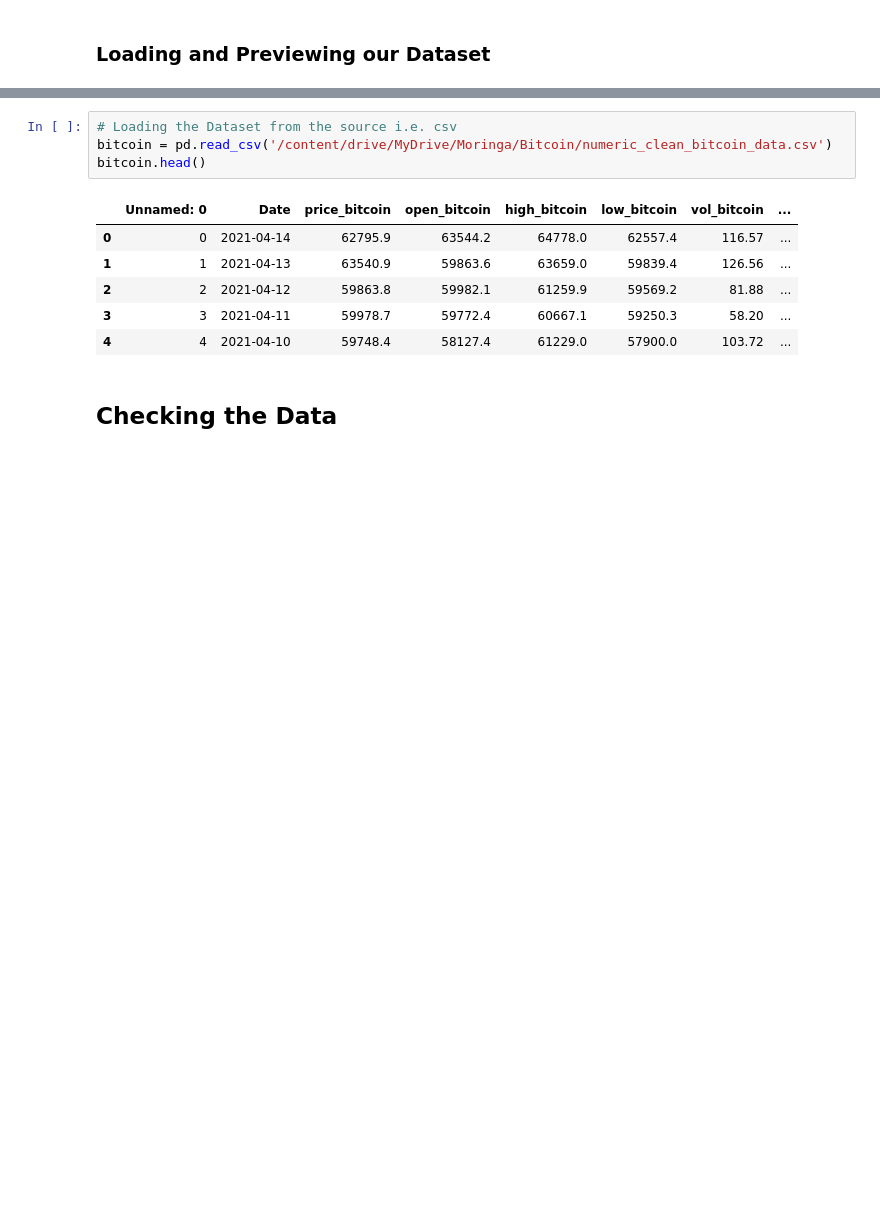
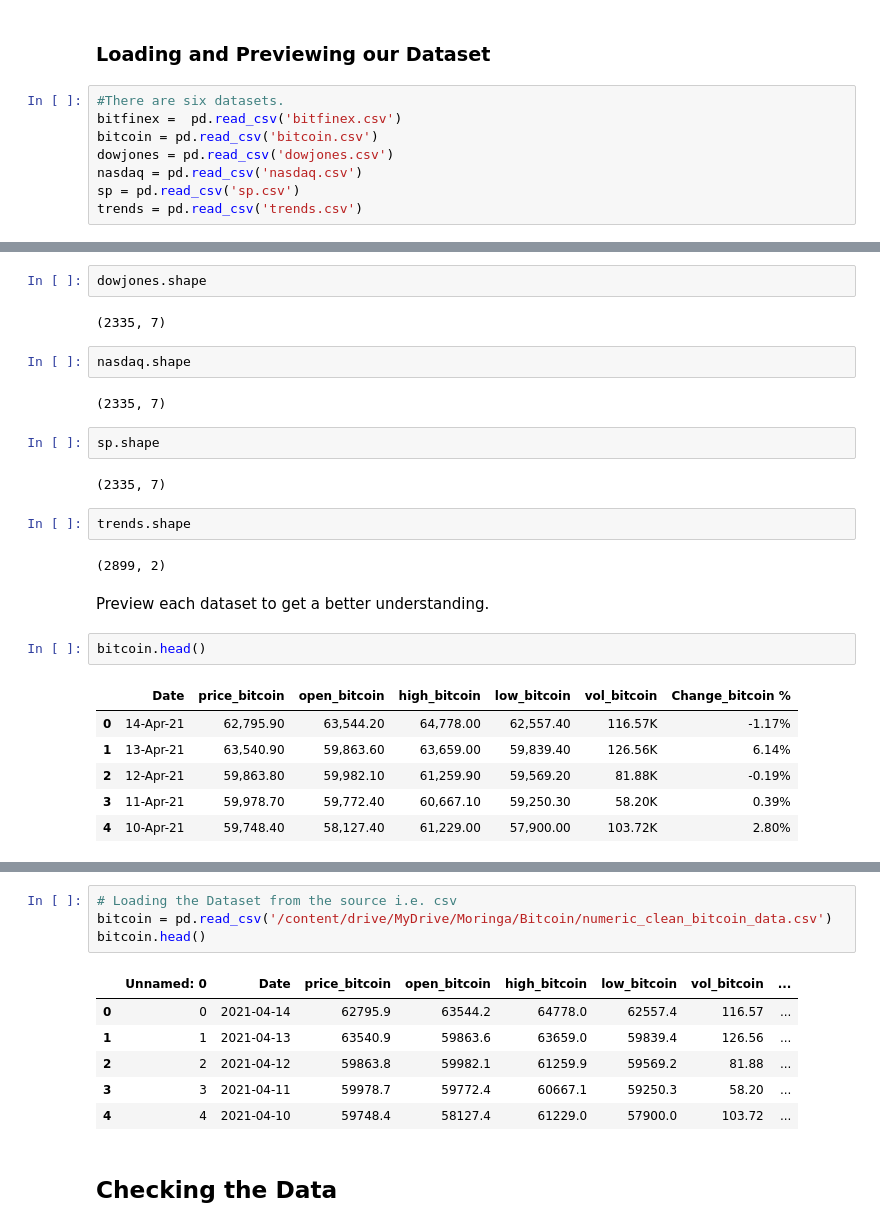
Before and after one commit to SiirenVincent/Bitcoin_Bubble_Prediction, a Jupyter notebook: Bitcoin_Project.ipynb, the cells around one changed output, grey strips where cells are left out. Drawn from its saved outputs; the diff is of its cells as text; blank space fills up the shorter version.

```diff
--- a/Bitcoin_Project.ipynb
+++ b/Bitcoin_Project.ipynb
@@ -45,3 +46,11 @@ import warnings
 warnings.filterwarnings(action='ignore')
 # %% [markdown]
 ### Loading and Previewing our Dataset
+# %%
+#There are six datasets.
+bitfinex =  pd.read_csv('bitfinex.csv')
+bitcoin = pd.read_csv('bitcoin.csv')
+dowjones = pd.read_csv('dowjones.csv')
+nasdaq = pd.read_csv('nasdaq.csv')
+sp = pd.read_csv('sp.csv')
+trends = pd.read_csv('trends.csv')
@@ -47,0 +67,27 @@ warnings.filterwarnings(action='ignore')
+# %%
+dowjones.shape
+# %% [output]
+(2335, 7)
+# %%
+nasdaq.shape
+# %% [output]
+(2335, 7)
+# %%
+sp.shape
+# %% [output]
+(2335, 7)
+# %%
+trends.shape
+# %% [output]
+(2899, 2)
+# %% [markdown]
+Preview each dataset to get a better understanding.
+# %%
+bitcoin.head()
+# %% [output]
+|  | Date | price_bitcoin | open_bitcoin | high_bitcoin | low_bitcoin | vol_bitcoin | Change_bitcoin % |
+| 0 | 14-Apr-21 | 62,795.90 | 63,544.20 | 64,778.00 | 62,557.40 | 116.57K | -1.17% |
+| 1 | 13-Apr-21 | 63,540.90 | 59,863.60 | 63,659.00 | 59,839.40 | 126.56K | 6.14% |
+| 2 | 12-Apr-21 | 59,863.80 | 59,982.10 | 61,259.90 | 59,569.20 | 81.88K | -0.19% |
+| 3 | 11-Apr-21 | 59,978.70 | 59,772.40 | 60,667.10 | 59,250.30 | 58.20K | 0.39% |
+| 4 | 10-Apr-21 | 59,748.40 | 58,127.40 | 61,229.00 | 57,900.00 | 103.72K | 2.80% |
```
Also changed, not shown: parts of 22 cells of this notebook.
